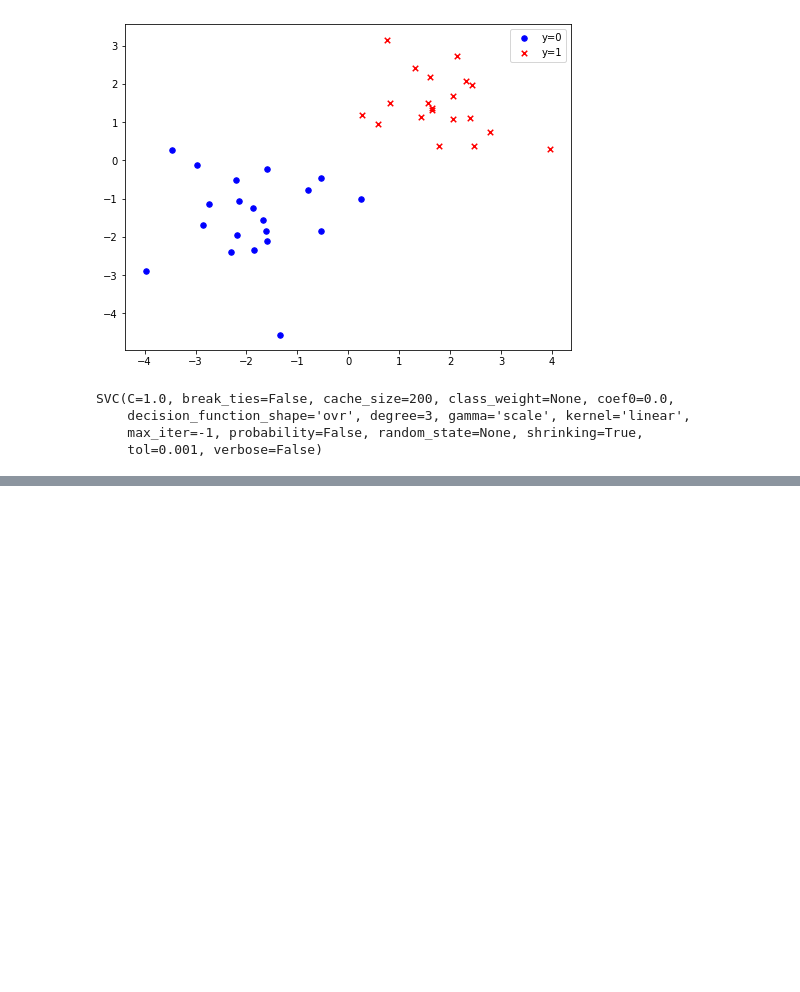
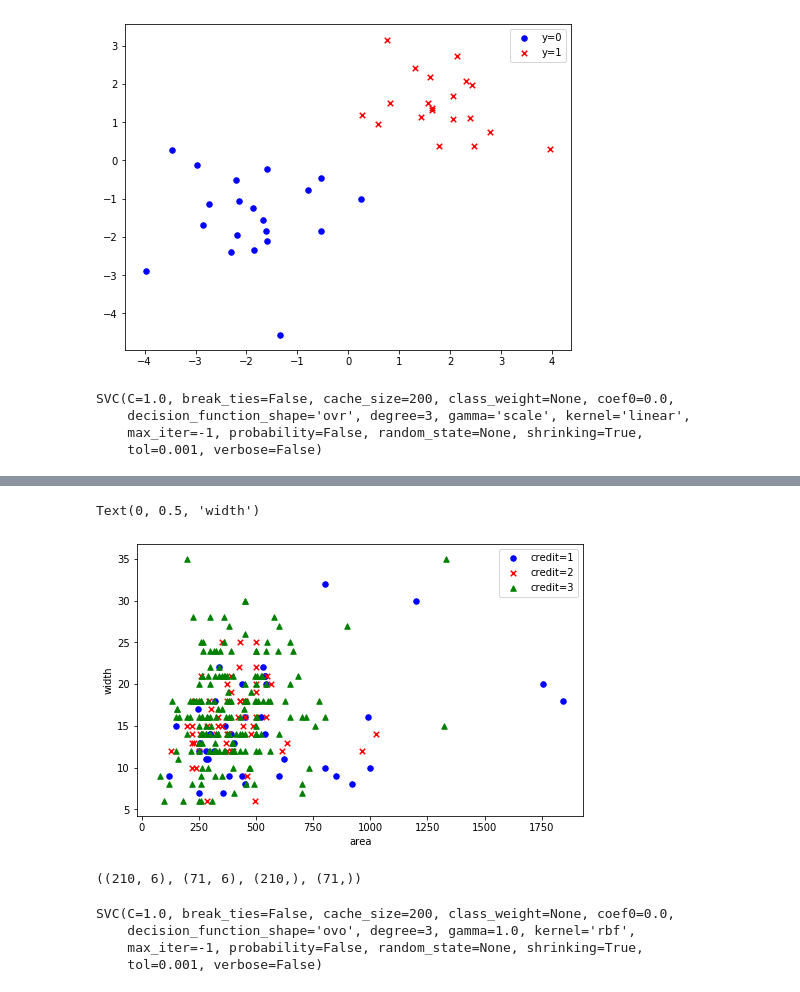
Before and after one commit to BlankSpacePlus/python-scikit-learn, a Jupyter notebook: src/SVM-交通堵塞问题.ipynb, the cells around one changed output, grey strips where cells are left out. Saved outputs shown, nothing was run; the diff lists cells and outputs as text; code cells hidden in the pictures; blank space fills up the shorter version.

```diff
--- a/src/SVM-交通堵塞问题.ipynb
+++ b/src/SVM-交通堵塞问题.ipynb
@@ -33,0 +148,4 @@ SVC(C=1.0, break_ties=False, cache_size=200, class_weight=None, coef0=0.0,
+# %%
+# 非线性可分与多分类
+df = pd.read_csv('../data/traffic.csv') #读取csv数据
+df.head()  #展示前五行数据
@@ -33,0 +159,19 @@ SVC(C=1.0, break_ties=False, cache_size=200, class_weight=None, coef0=0.0,
+# %%
+#对训练集中的数据进行可视化
+a1 = df[df['traffic'] == 0] #把admit为0的数据筛选出来形成单独的数据集
+a2 = df[df['traffic'] == 1] #把admit为1的数据筛选出来形成单独的数据集
+a3 = df[df['traffic'] == 2] #把credit为2的数据筛选出来形成单独的数据集
+
+fig, ax = plt.subplots(figsize=(8,5))  #创建子图，大小为8*5
+ax.scatter(a1['area'], a1['width'], s=30, c='b', marker='o', label='credit=1')
+#构建a1的散点图，设置散点形状为o
+ax.scatter(a2['area'], a2['width'], s=30, c='r', marker='x', label='credit=2')
+#构建a2的散点图，设置散点形状为x
+ax.scatter(a3['area'], a3['width'], s=30, c='g', marker='^', label='credit=3')
+#构建a3的散点图，设置散点形状为x
+ax.legend()  #设置图例
+ax.set_xlabel('area')  #设置x轴标签
+ax.set_ylabel('width')  #设置y轴标签
+# %% [output]
+Text(0, 0.5, 'width')
+[figure, added]
@@ -33,0 +185,7 @@ SVC(C=1.0, break_ties=False, cache_size=200, class_weight=None, coef0=0.0,
+# %%
+#以25%的数据构建测试样本，剩余作为训练样本
+X_train,X_test,y_train,y_test=train_test_split(X_traf,y_traf,test_size=0.25,random_state =2)
+
+X_train.shape,X_test.shape,y_train.shape,y_test.shape
+# %% [output]
+((210, 6), (71, 6), (210,), (71,))
@@ -33,0 +194,7 @@ SVC(C=1.0, break_ties=False, cache_size=200, class_weight=None, coef0=0.0,
+# %%
+clf_traf.fit(X_train, y_train)
+# %% [output]
+SVC(C=1.0, break_ties=False, cache_size=200, class_weight=None, coef0=0.0,
+    decision_function_shape='ovo', degree=3, gamma=1.0, kernel='rbf',
+    max_iter=-1, probability=False, random_state=None, shrinking=True,
+    tol=0.001, verbose=False)
```
Also changed, not shown: parts of 31 cells of this notebook, 9 other files.
